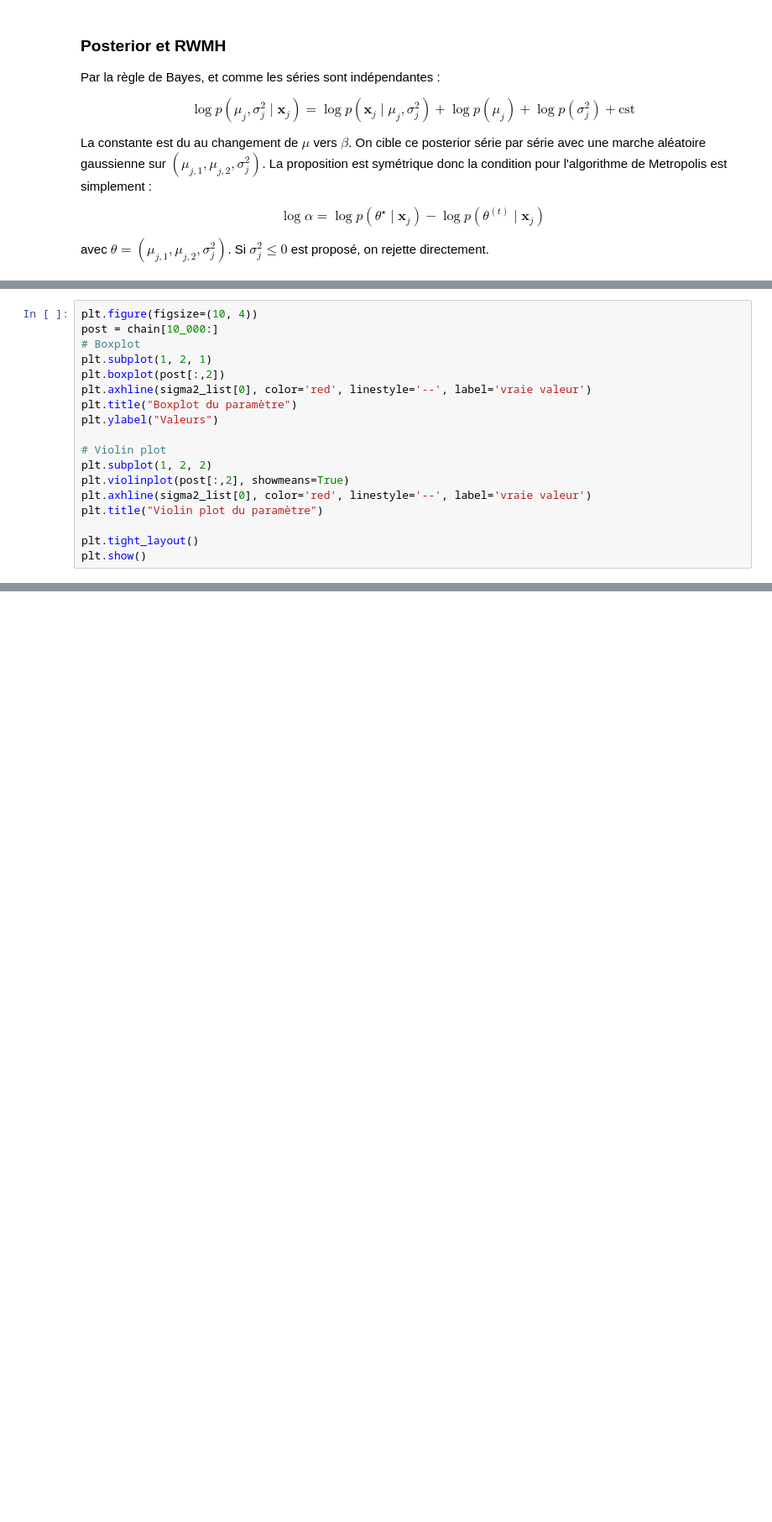
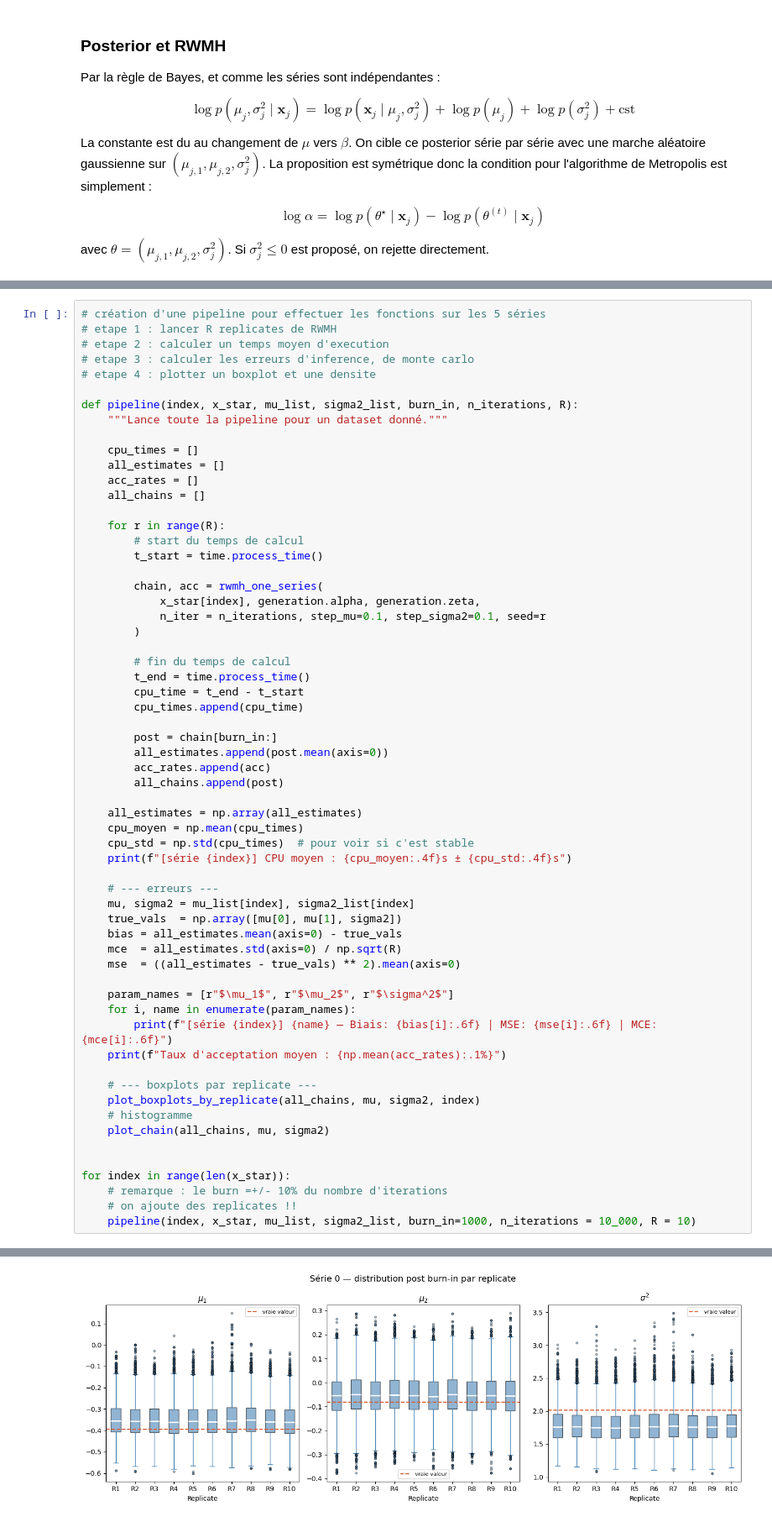
Before and after one commit to inaelenacampan/MonteCarloAndSimulation, a Jupyter notebook: Ina.ipynb, the cells around one changed output, grey strips where cells are left out. Shown at 84% size. Drawn from its saved outputs; the diff is of its cells as text; blank space fills up the shorter version.

Commit message:
je fais des replicates + je crée des graphiques pour montrer la staibilité

```diff
--- a/Ina.ipynb
+++ b/Ina.ipynb
@@ -270,18 +278,0 @@ plt.show()
-# %%
-plt.figure(figsize=(10, 4))
-post = chain[10_000:]
-# Boxplot
-plt.subplot(1, 2, 1)
-plt.boxplot(post[:,2])
-plt.axhline(sigma2_list[0], color='red', linestyle='--', label='vraie valeur')
-plt.title("Boxplot du paramètre")
-plt.ylabel("Valeurs")
-
-# Violin plot
-plt.subplot(1, 2, 2)
-plt.violinplot(post[:,2], showmeans=True)
-plt.axhline(sigma2_list[0], color='red', linestyle='--', label='vraie valeur')
-plt.title("Violin plot du paramètre")
-
-plt.tight_layout()
-plt.show()
@@ -308,0 +279,62 @@ acc1
+# %%
+# création d'une pipeline pour effectuer les fonctions sur les 5 séries
+# etape 1 : lancer R replicates de RWMH
+# etape 2 : calculer un temps moyen d'execution
+# etape 3 : calculer les erreurs d'inference, de monte carlo
+# etape 4 : plotter un boxplot et une densite
+
+def pipeline(index, x_star, mu_list, sigma2_list, burn_in, n_iterations, R):
+    """Lance toute la pipeline pour un dataset donné."""
+
+    cpu_times = []
+    all_estimates = []
+    acc_rates = []
+    all_chains = []
+
+    for r in range(R):
+        # start du temps de calcul
+        t_start = time.process_time()
+
+        chain, acc = rwmh_one_series(
+            x_star[index], generation.alpha, generation.zeta,
+            n_iter = n_iterations, step_mu=0.1, step_sigma2=0.1, seed=r
+        )
+
+        # fin du temps de calcul
+        t_end = time.process_time()
+        cpu_time = t_end - t_start
+        cpu_times.append(cpu_time)
+
+        post = chain[burn_in:]
+        all_estimates.append(post.mean(axis=0))
+        acc_rates.append(acc)
+        all_chains.append(post)
+
+    all_estimates = np.array(all_estimates)
+    cpu_moyen = np.mean(cpu_times)
+    cpu_std = np.std(cpu_times)  # pour voir si c'est stable
+    print(f"[série {index}] CPU moyen : {cpu_moyen:.4f}s ± {cpu_std:.4f}s")
+
+    # --- erreurs ---
+    mu, sigma2 = mu_list[index], sigma2_list[index]
+    true_vals  = np.array([mu[0], mu[1], sigma2])
+    bias = all_estimates.mean(axis=0) - true_vals
+    mce  = all_estimates.std(axis=0) / np.sqrt(R)
+    mse  = ((all_estimates - true_vals) ** 2).mean(axis=0)
+
+    param_names = [r"$\mu_1$", r"$\mu_2$", r"$\sigma^2$"]
+    for i, name in enumerate(param_names):
+        print(f"[série {index}] {name} — Biais: {bias[i]:.6f} | MSE: {mse[i]:.6f} | MCE: {mce[i]:.6f}")
+    print(f"Taux d'acceptation moyen : {np.mean(acc_rates):.1%}")
+
+    # --- boxplots par replicate ---
+    plot_boxplots_by_replicate(all_chains, mu, sigma2, index)
+    # histogramme
+    plot_chain(all_chains, mu, sigma2)
+
+
+for index in range(len(x_star)):
+    # remarque : le burn =+/- 10% du nombre d'iterations
+    # on ajoute des replicates !!
+    pipeline(index, x_star, mu_list, sigma2_list, burn_in=1000, n_iterations = 10_000, R = 10)
+# %% [output]
@@ -308,0 +346 @@ acc1
+[figure, added]
```
Also changed, not shown: parts of 14 cells of this notebook.
